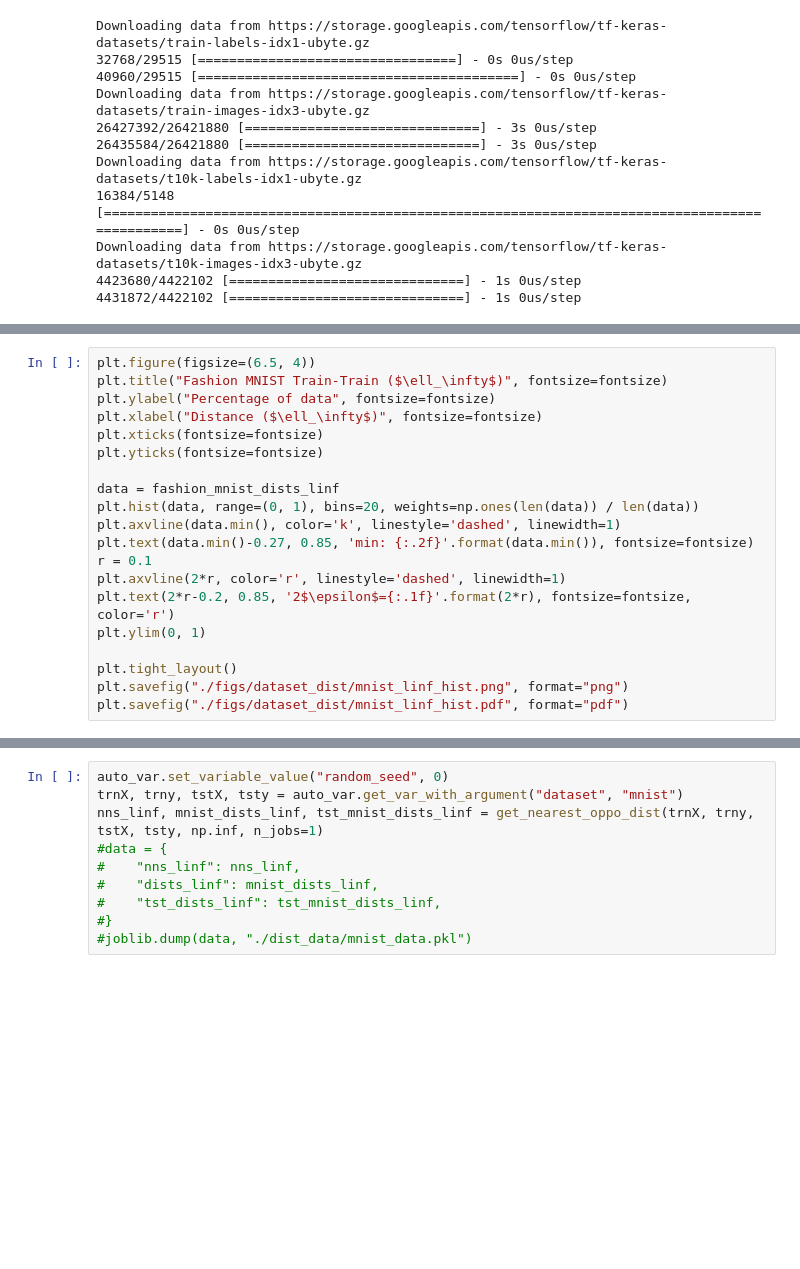
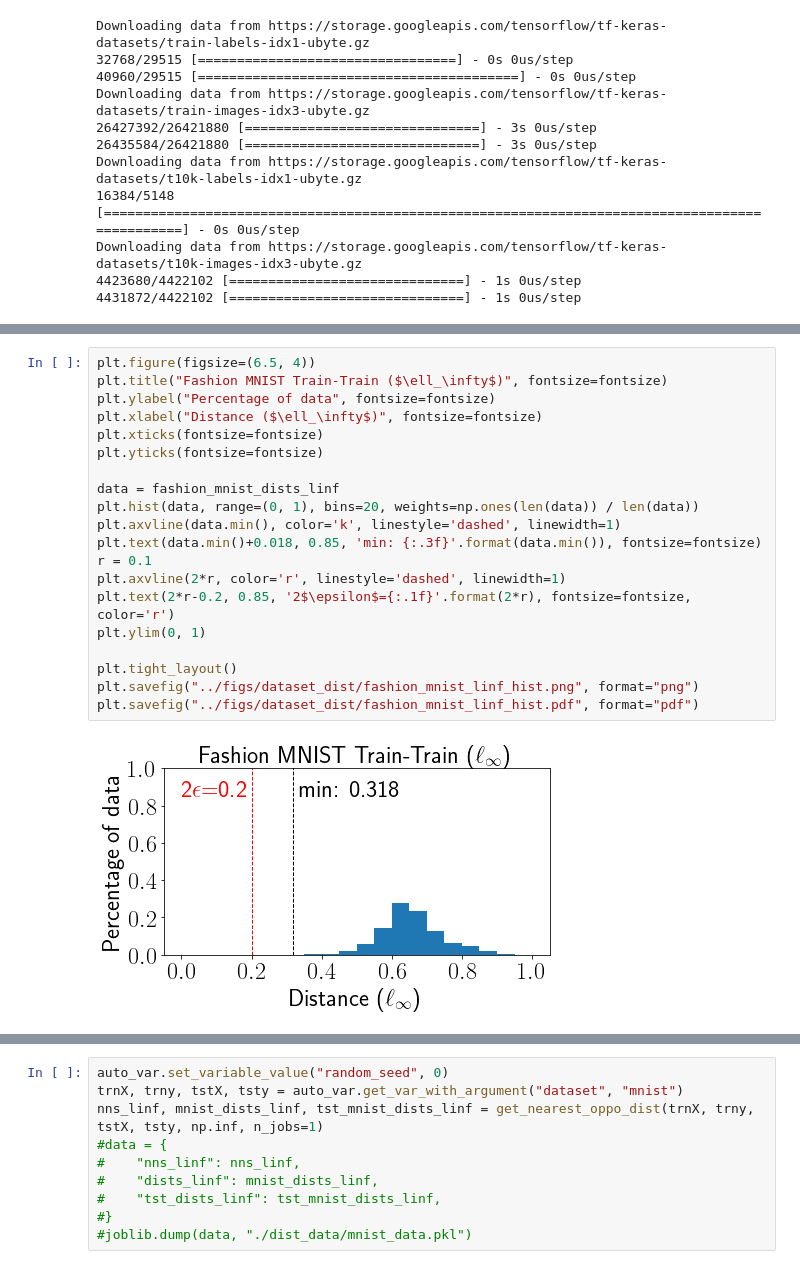
Before and after one commit to yangjunhuiyjh/robust-local-lipschitz, a Jupyter notebook: notebooks/dataset_dist.ipynb, the cells around one changed output, grey strips where cells are left out. Drawn from its saved outputs; the diff is of its cells as text; blank space fills up the shorter version.

Commit message:
incorporate fashion mnist: data separation calculated

```diff
--- a/notebooks/dataset_dist.ipynb
+++ b/notebooks/dataset_dist.ipynb
@@ -99,20 +102,22 @@ print(tst_fashion_mnist_dists_linf.min(), tst_fashion_mnist_dists_linf.mean())
 # %%
 plt.figure(figsize=(6.5, 4))
 plt.title("Fashion MNIST Train-Train ($\ell_\infty$)", fontsize=fontsize)
 plt.ylabel("Percentage of data", fontsize=fontsize)
 plt.xlabel("Distance ($\ell_\infty$)", fontsize=fontsize)
 plt.xticks(fontsize=fontsize)
 plt.yticks(fontsize=fontsize)
 
 data = fashion_mnist_dists_linf
 plt.hist(data, range=(0, 1), bins=20, weights=np.ones(len(data)) / len(data))
 plt.axvline(data.min(), color='k', linestyle='dashed', linewidth=1)
-plt.text(data.min()-0.27, 0.85, 'min: {:.2f}'.format(data.min()), fontsize=fontsize)
+plt.text(data.min()+0.018, 0.85, 'min: {:.3f}'.format(data.min()), fontsize=fontsize)
 r = 0.1
 plt.axvline(2*r, color='r', linestyle='dashed', linewidth=1)
 plt.text(2*r-0.2, 0.85, '2$\epsilon$={:.1f}'.format(2*r), fontsize=fontsize, color='r')
 plt.ylim(0, 1)
 
 plt.tight_layout()
-plt.savefig("./figs/dataset_dist/mnist_linf_hist.png", format="png")
-plt.savefig("./figs/dataset_dist/mnist_linf_hist.pdf", format="pdf")
+plt.savefig("../figs/dataset_dist/fashion_mnist_linf_hist.png", format="png")
+plt.savefig("../figs/dataset_dist/fashion_mnist_linf_hist.pdf", format="pdf")
+# %% [output]
+[figure, added]
```
Also changed, not shown: parts of 4 cells of this notebook, 1 other file.
